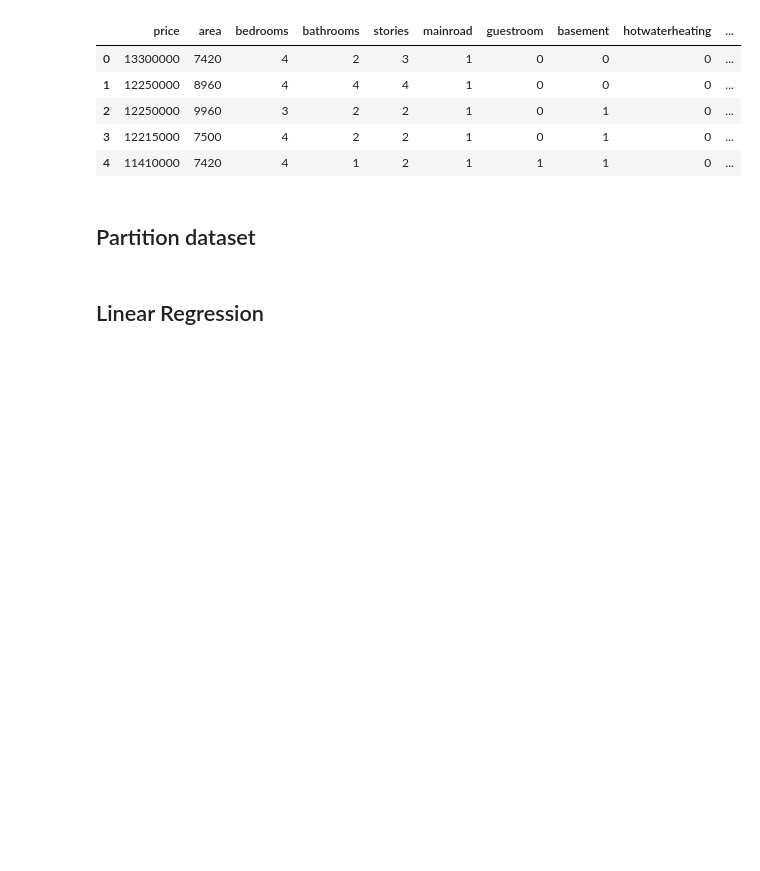
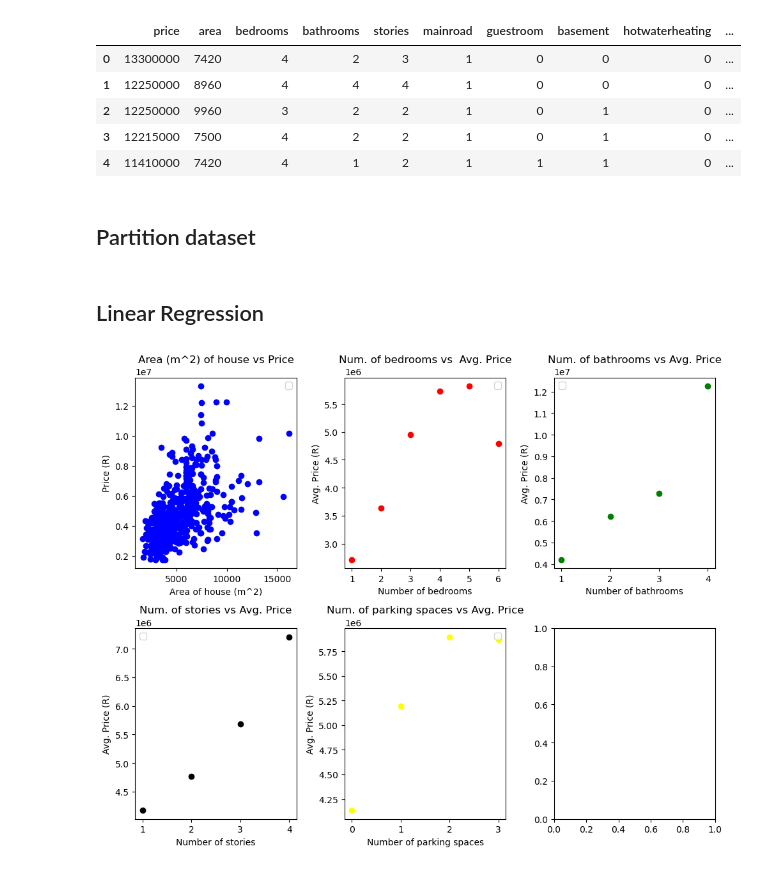
Before and after one commit to B-Mit/house-price-prediction, a Jupyter notebook: house_price_prediction.ipynb, the cells around one changed output. Saved outputs shown, nothing was run; the diff lists cells and outputs as text; code cells hidden in the pictures; blank space fills up the shorter version.

```diff
--- a/house_price_prediction.ipynb
+++ b/house_price_prediction.ipynb
@@ -181,5 +183,59 @@ X = house_data_df.drop(columns = 'price', axis = 1)
 X_train, X_test, y_train, y_test = train_test_split(X, y, test_size=0.3, random_state=42)
 # %% [markdown]
 ## Linear Regression
+# %%
+# This function will calculate the average price for each aggregated value in a specific column
+
+def calculate_avg_price (df, group_col: str, price_col: str) -> pd.DataFrame:
+
+    # Group the DataFrame by the specified column and calculate the mean of the price column
+    avg_prices = df.groupby(group_col)[price_col].mean().reset_index()
+
+    #Rename the price column to reflect that it now contains the average price
+    avg_prices.rename(columns = {price_col: f'average_{price_col}'}, inplace = True)
+
+    return avg_prices
 # %%
 # Testing graphically whether there is a relationship between the dependent variable and various independent variables (i.e. continuos variables)
+area = house_data_df['area']
+bedrooms = calculate_avg_price(house_data_df,'bedrooms','price')
+bathrooms = calculate_avg_price(house_data_df,'bathrooms','price')
+stories = calculate_avg_price(house_data_df,'stories','price')
+parking = calculate_avg_price(house_data_df,'parking','price')
+
+fig, axes = plt.subplots(2,3 ,figsize=(10,8))
+
+axes[0,0].scatter(area, y, color='blue')
+axes[0,0].set_title('Area (m^2) of house vs Price')
+axes[0,0].set_xlabel('Area of house (m^2)')
+axes[0,0].set_ylabel('Price (R)')
+axes[0,0].legend()
+
+axes[0,1].scatter(bedrooms['bedrooms'], bedrooms['average_price'], color='red')
+axes[0,1].set_title('Num. of bedrooms vs  Avg. Price')
+axes[0,1].set_xlabel('Number of bedrooms')
+axes[0,1].set_ylabel('Avg. Price (R)')
+axes[0,1].legend()
+
+axes[0,2].scatter(bathrooms['bathrooms'], bathrooms['average_price'], color='green')
+axes[0,2].set_title('Num. of bathrooms vs Avg. Price')
+axes[0,2].set_xlabel('Number of bathrooms')
+axes[0,2].set_ylabel('Avg. Price (R)')
+axes[0,2].legend()
+
+axes[1,0].scatter(stories['stories'], stories['average_price'], color='black')
+axes[1,0].set_title('Num. of stories vs Avg. Price')
+axes[1,0].set_xlabel('Number of stories')
+axes[1,0].set_ylabel('Avg. Price (R)')
+axes[1,0].legend()
+
+axes[1,1].scatter(parking['parking'], parking['average_price'], color='yellow')
+axes[1,1].set_title('Num. of parking spaces vs Avg. Price')
+axes[1,1].set_xlabel('Number of parking spaces')
+axes[1,1].set_ylabel('Avg. Price (R)')
+axes[1,1].legend()
+
+plt.tight_layout()
+plt.show()
+# %% [output]
+[figure, added]
```
Also changed, not shown: parts of 5 cells of this notebook.
